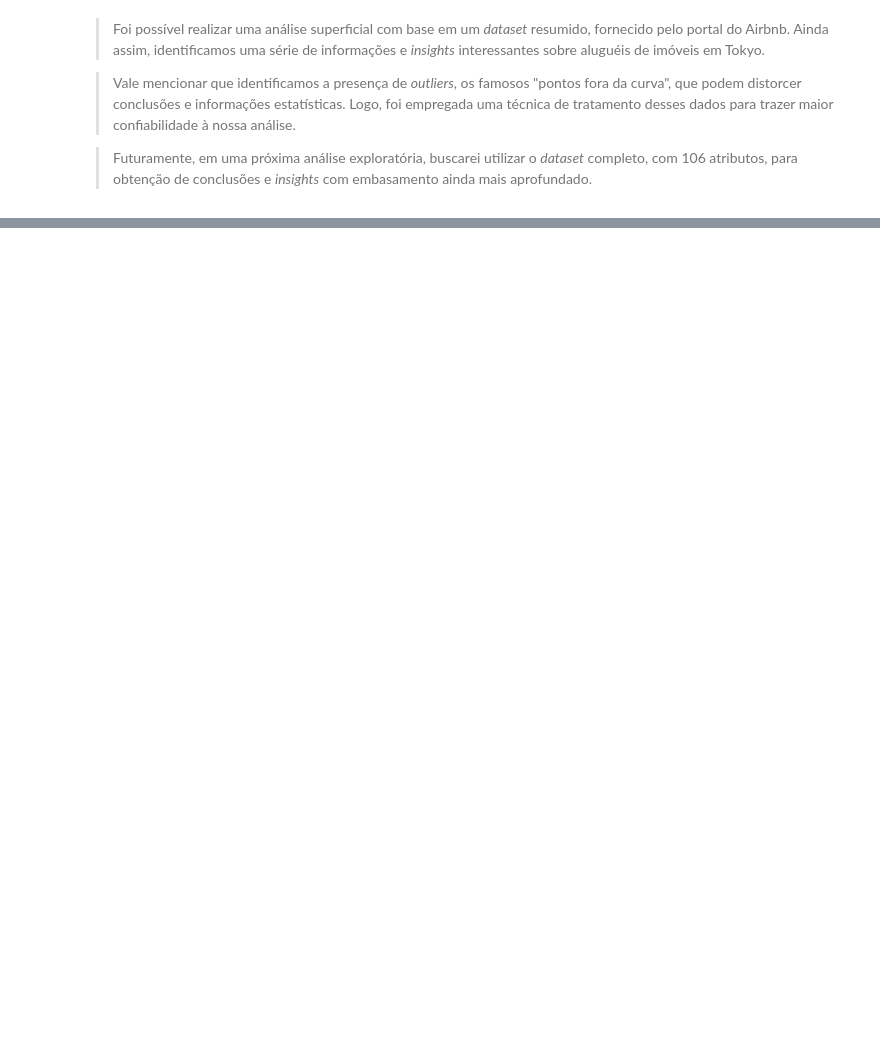
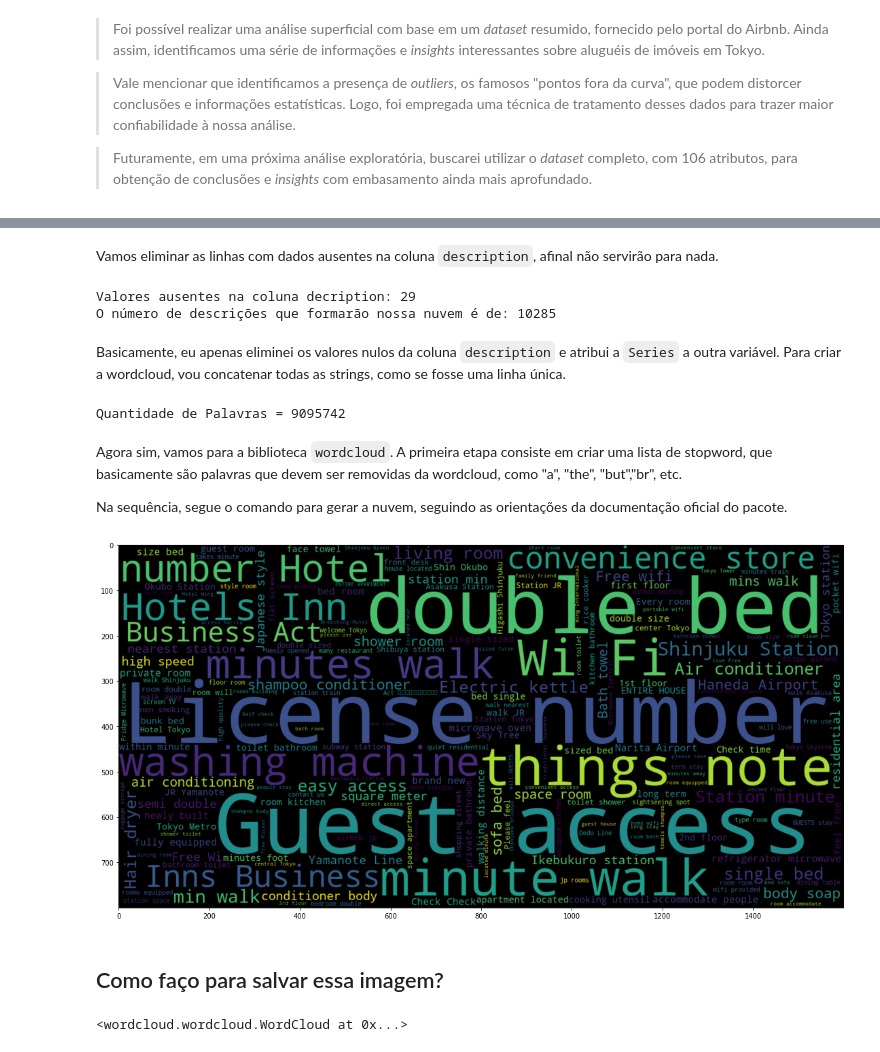
Before and after one commit to Pedro1-21GW/sigmoidal, a Jupyter notebook: Projeto_1_Analisando_os_Dados_do_Airbnb_(Tokyo).ipynb, the cells around one changed output, grey strips where cells are left out. Cells and saved outputs as stored; diff of their text form; code cells hidden in the pictures; blank space fills up the shorter version.

```diff
--- a/Projeto_1_Analisando_os_Dados_do_Airbnb_(Tokyo).ipynb
+++ b/Projeto_1_Analisando_os_Dados_do_Airbnb_(Tokyo).ipynb
@@ -574,0 +604,4 @@ Vemos que a média de noites mínimas calculada é de aproximadamente 1.41, o qu
+# %%
+DATAPATH = "http://data.insideairbnb.com/japan/kant%C5%8D/tokyo/2021-12-28/data/listings.csv.gz"
+df = pd.read_csv(DATAPATH)
+df.head()
@@ -574,0 +615,54 @@ Vemos que a média de noites mínimas calculada é de aproximadamente 1.41, o qu
+# %% [markdown]
+Vamos eliminar as linhas com dados ausentes na coluna `description`, afinal não servirão para nada.
+# %%
+print(f"Valores ausentes na coluna decription: {df.description.isnull().sum()}")
+
+# eliminar as linhas com valores ausentes
+df_clean = df.dropna(subset = ['description'], axis = 0)
+words = df_clean.description
+
+print(f"O número de descrições que formarão nossa nuvem é de: {words.shape[0]}")
+# %% [output]
+Valores ausentes na coluna decription: 29
+O número de descrições que formarão nossa nuvem é de: 10285
+# %% [markdown]
+Basicamente, eu apenas eliminei os valores nulos da coluna `description` e atribui a `Series` a outra variável. Para criar a wordcloud, vou concatenar todas as strings, como se fosse uma linha única.
+# %%
+# concatenar as palavras
+all_words = " ".join(s for s in words)
+
+# quantidade de palavras utilizadas em nossa nuvem
+print(f"Quantidade de Palavras = {len(all_words)}")
+# %% [output]
+Quantidade de Palavras = 9095742
+# %% [markdown]
+Agora sim, vamos para a biblioteca `wordcloud`. A primeira etapa consiste em criar uma lista de stopword, que basicamente são palavras que devem ser removidas da wordcloud, como "a", "the", "but","br", etc.
+
+Na sequência, segue o comando para gerar a nuvem, seguindo as orientações da documentação oficial do pacote.
+# %%
+# lista de stopwords
+stopwords = STOPWORDS
+
+# atualização na lista de stopwords
+stopwords.update(["br", "a", "she", "you", "he", "but","his", "her", "it"])
+
+
+# gerar uma wordcloud
+wordcloud = WordCloud(stopwords = stopwords,
+                      width = 1600,
+                      height = 800,
+                      background_color='black').generate(all_words)
+
+# mostrar a imagem final
+fig, ax = plt.subplots(figsize=(16,8))
+ax.imshow(wordcloud, interpolation = 'bilinear')
+
+plt.tight_layout()
+# %% [output]
+[figure, added]
+# %% [markdown]
+## Como faço para salvar essa imagem?
+# %%
+wordcloud.to_file("airbnb_wordcloud.png")
+# %% [output]
+<wordcloud.wordcloud.WordCloud at 0x...>
```
Also changed, not shown: parts of 5 cells of this notebook.
